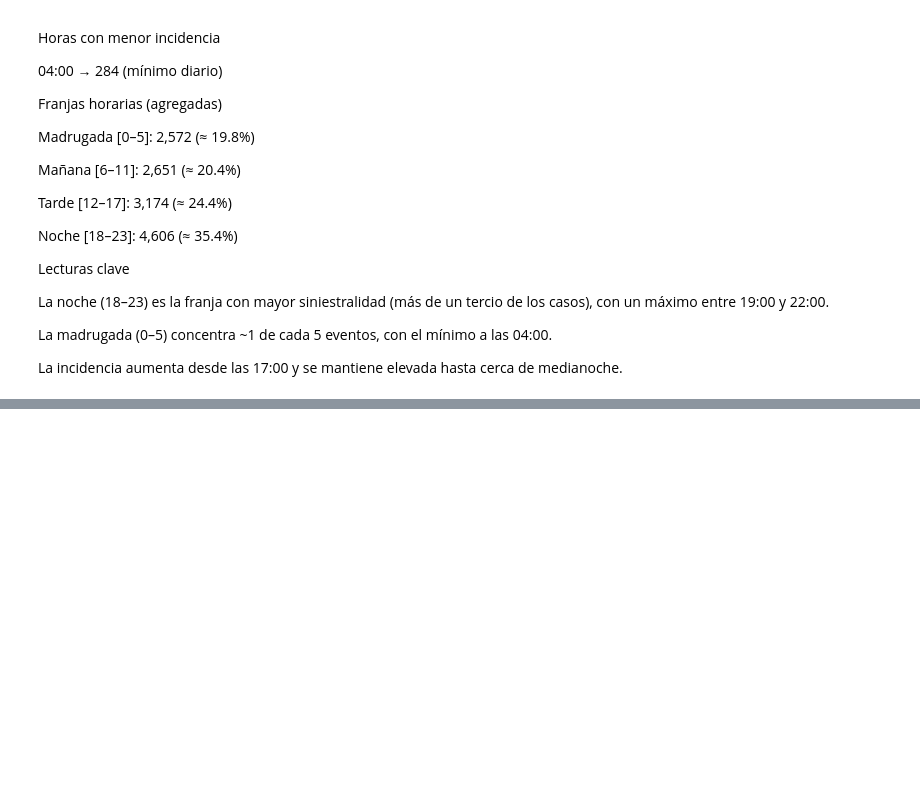
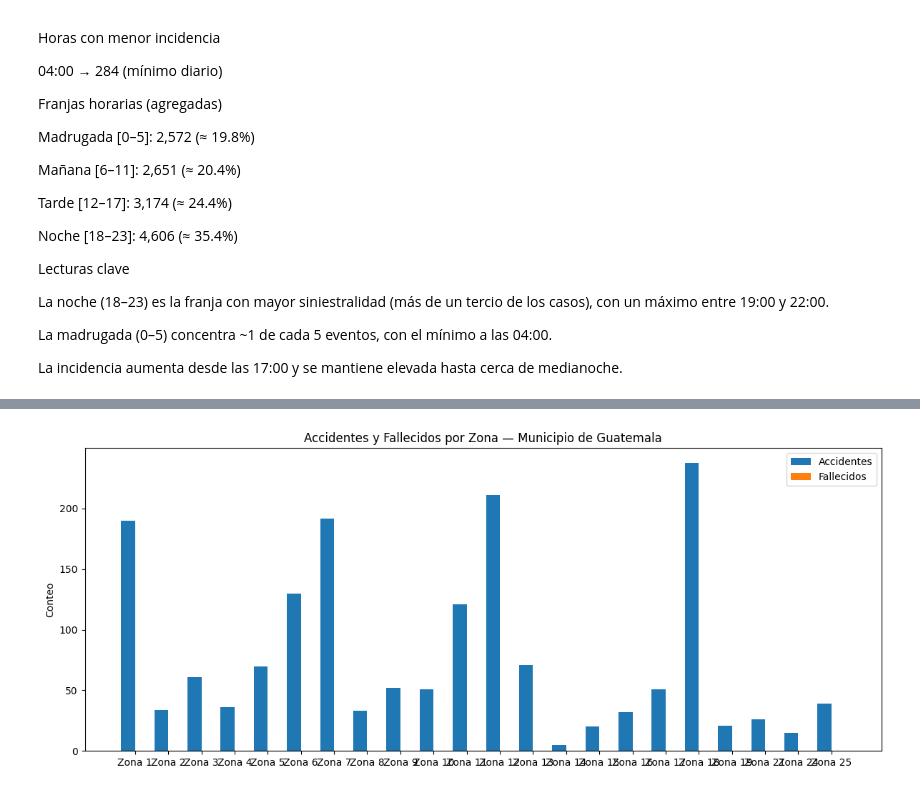
Before and after one commit to Hayser8/lab8, a Jupyter notebook: Lab8.ipynb, the cells around one changed output, grey strips where cells are left out. Cells and saved outputs as stored; diff of their text form; code cells hidden in the pictures; blank space fills up the shorter version.

```diff
--- a/Lab8.ipynb
+++ b/Lab8.ipynb
@@ -1233,0 +2036,95 @@ La incidencia aumenta desde las 17:00 y se mantiene elevada hasta cerca de media
+# %%
+# INCISO 16 — Municipio de Guatemala: Accidentes y Fallecidos por ZONA (sin try_cast, robusto a vacíos)
+from pyspark.sql import functions as F
+import numpy as np
+import matplotlib.pyplot as plt
+
+# --- Helper: castea a INT SOLO si hay dígitos ('' o basura -> NULL) ---
+def safe_int_from_any(colname: str):
+    s = F.regexp_extract(F.coalesce(F.col(colname).cast("string"), F.lit("")), r"\d+", 0)
+    return F.when(F.length(s) == 0, F.lit(None)).otherwise(s.cast("int"))
+
+hechos   = spark.table("hechos")
+personas = spark.table("personas")
+
+# == HECHOS: filtrar municipio de Guatemala (depto=1, muni=101) ==
+hechos_gua = (
+    hechos
+    .withColumn("depto_int", safe_int_from_any("depto_code"))
+    .withColumn("muni_int",  safe_int_from_any("muni_code"))
+    .withColumn("zona_int",  safe_int_from_any("zona_ciudad_num"))
+    .filter( (F.col("depto_int")==1) & (F.col("muni_int")==101) )
+)
+
+acc_zona = (
+    hechos_gua
+    .filter( F.col("zona_int").isNotNull() & (F.col("zona_int") > 0) & (F.col("zona_int") != 99) )
+    .groupBy("zona_int")
+    .agg(F.count(F.lit(1)).alias("accidentes"))
+)
+
+# == PERSONAS: fallecidos en el mismo municipio ==
+pers_gua = (
+    personas
+    .withColumn("depto_int", safe_int_from_any("depto_code"))
+    .withColumn("muni_int",  safe_int_from_any("muni_code"))
+    .withColumn("zona_persona", safe_int_from_any("zona_ciudad_num"))
+    # Normalizar is_fallecido a 1/0 de forma segura
+    .withColumn(
+        "is_fallecido_num",
+        F.when(F.lower(F.col("is_fallecido").cast("string")).isin("1","1.0","true","t","sí","si"), F.lit(1)).otherwise(F.lit(0))
+    )
+    .filter( (F.col("depto_int")==1) & (F.col("muni_int")==101) & (F.col("is_fallecido_num")==1) )
+)
+
+# Fallback de zona: si en PERSONAS no hay zona, traemos la de HECHOS por (anio, mes, depto, muni)
+join_keys = [k for k in ["anio_norm","mes_norm","depto_int","muni_int"] if k in hechos_gua.columns]
+
+hechos_keys = (
+    hechos_gua
+    .select(*join_keys, "zona_int")
+    .dropDuplicates(join_keys + ["zona_int"])
+)
+
+pers_enri = (
+    pers_gua
+    .select(*join_keys, "zona_persona")
+    .join(hechos_keys, on=join_keys, how="left")
+    .withColumn("zona_final", F.coalesce(F.col("zona_persona"), F.col("zona_int")))
+)
+
+falle_zona = (
+    pers_enri
+    .filter( F.col("zona_final").isNotNull() & (F.col("zona_final") > 0) & (F.col("zona_final") != 99) )
+    .groupBy(F.col("zona_final").alias("zona_int"))
+    .agg(F.count(F.lit(1)).alias("fallecidos"))
+)
+
+# == Resultado combinado ==
+res = (
+    acc_zona.join(falle_zona, on="zona_int", how="outer")
+            .na.fill({"accidentes": 0, "fallecidos": 0})
+            .orderBy("zona_int")
+)
+
+print("=== Accidentes y Fallecidos por Zona — Municipio de Guatemala ===")
+res.show(50, truncate=False)
+
+# === Gráfico: barras lado a lado ===
+pdf = res.toPandas()
+x = np.arange(len(pdf))
+w = 0.42
+
+plt.figure(figsize=(12, 5))
+plt.bar(x - w/2, pdf["accidentes"], width=w, label="Accidentes")
+plt.bar(x + w/2, pdf["fallecidos"], width=w, label="Fallecidos")
+plt.xticks(x, [f"Zona {z}" for z in pdf["zona_int"]], rotation=0)
+plt.ylabel("Conteo")
+plt.title("Accidentes y Fallecidos por Zona — Municipio de Guatemala")
+plt.legend()
+plt.tight_layout()
+plt.show()
+
+# Alternativa en Databricks:
+# display(res)  # Elegir "Bar", Key=zona_int, Series=accidentes y fallecidos
+# %% [output]
@@ -1233,0 +2148 @@ La incidencia aumenta desde las 17:00 y se mantiene elevada hasta cerca de media
+[figure, added]
```
Also changed, not shown: parts of 20 cells of this notebook.
